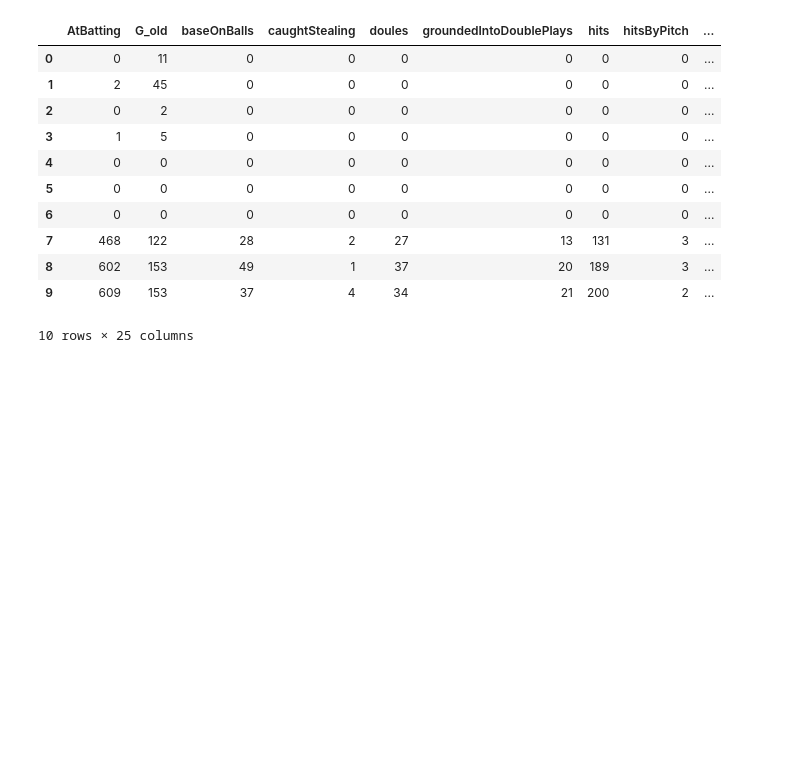
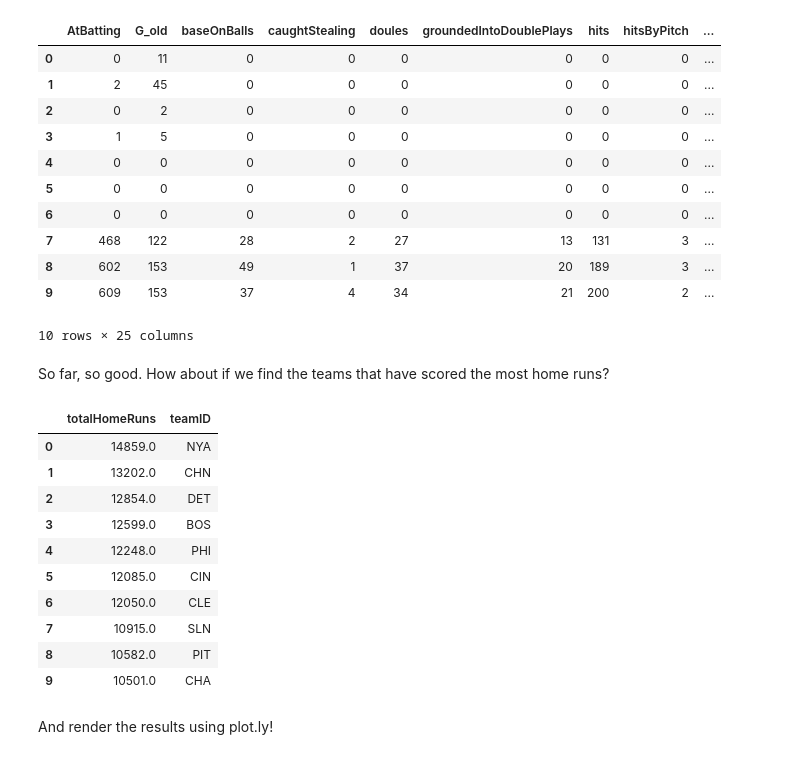
Before and after one commit to mneedham/pinot-python-driver-video, a Jupyter notebook: notebooks/PinotPythonDriver-Complete.ipynb, the cells around one changed output. Cells and saved outputs as stored; diff of their text form; code cells hidden in the pictures; blank space fills up the shorter version.

```diff
--- a/notebooks/PinotPythonDriver-Complete.ipynb
+++ b/notebooks/PinotPythonDriver-Complete.ipynb
@@ -101,3 +141,32 @@ pd.DataFrame(
 | 8 | 602 | 153 | 49 | 1 | 37 | 20 | 189 | 3 | ... |
 | 9 | 609 | 153 | 37 | 4 | 34 | 21 | 200 | 2 | ... |
 10 rows × 25 columns
+# %% [markdown]
+So far, so good. How about if we find the teams that have scored the most home runs?
+# %%
+cursor.execute("""
+SELECT sum(homeRuns) AS totalHomeRuns, teamID
+FROM baseballStats
+GROUP BY teamID
+ORDER BY totalHomeRuns DESC
+""")
+
+df = pd.DataFrame(
+    cursor,
+    columns=[value[0] for value in cursor.description]
+)
+df
+# %% [output]
+|  | totalHomeRuns | teamID |
+| 0 | 14859.0 | NYA |
+| 1 | 13202.0 | CHN |
+| 2 | 12854.0 | DET |
+| 3 | 12599.0 | BOS |
+| 4 | 12248.0 | PHI |
+| 5 | 12085.0 | CIN |
+| 6 | 12050.0 | CLE |
+| 7 | 10915.0 | SLN |
+| 8 | 10582.0 | PIT |
+| 9 | 10501.0 | CHA |
+# %% [markdown]
+And render the results using plot.ly!
```
Also changed, not shown: parts of 17 cells of this notebook, 5 other files.
